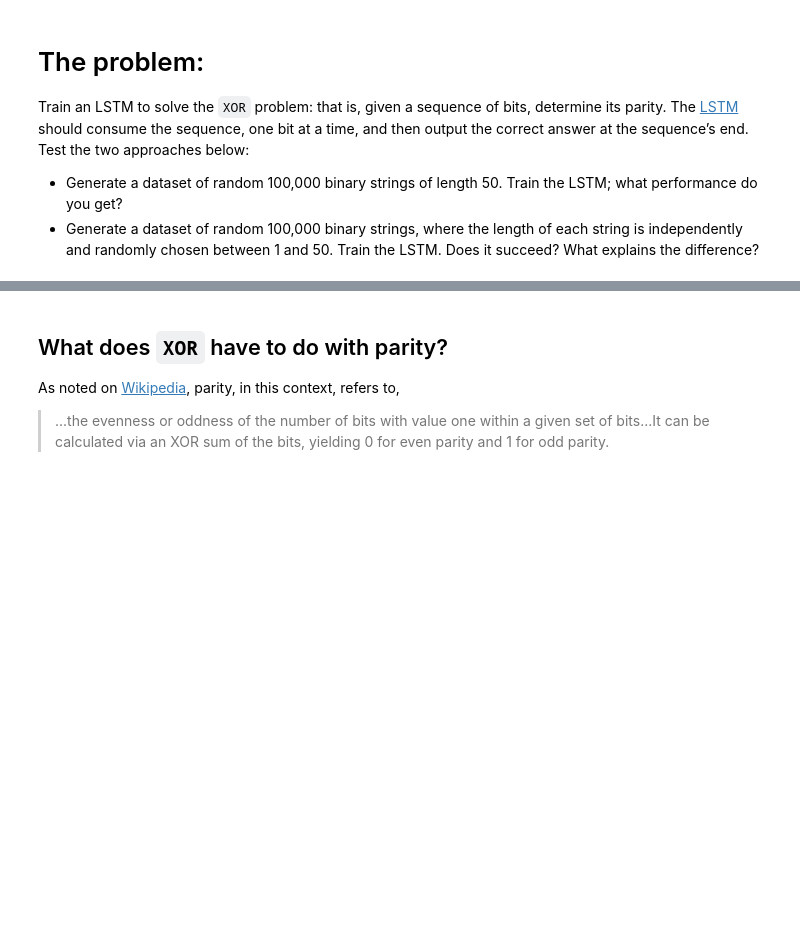
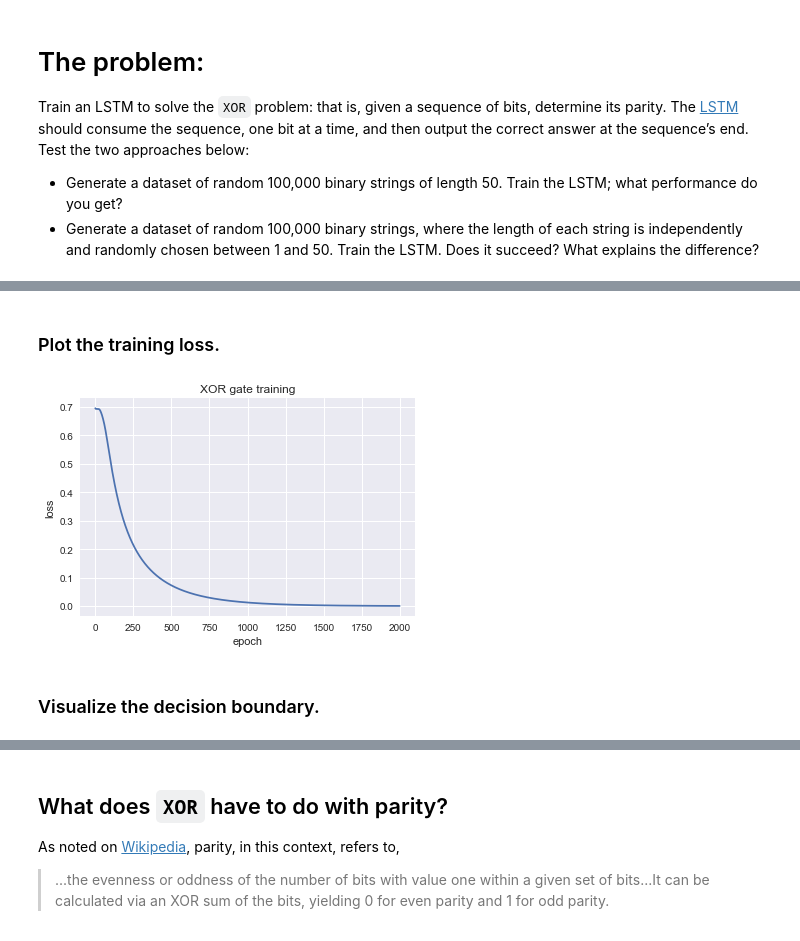
Before and after one commit to jkarimi91/deepxor, a Jupyter notebook: main.ipynb, the cells around one changed output, grey strips where cells are left out. Cells and saved outputs as stored; diff of their text form; code cells hidden in the pictures; blank space fills up the shorter version.

```diff
--- a/main.ipynb
+++ b/main.ipynb
@@ -145,0 +201,10 @@ xx.shape
+# %%
+# Create XOR gate inputs & outputs.
+bits = [0, 1]
+num_input_bits = 2
+
+inputs = [list(pair) for pair in product(bits, repeat=num_input_bits)]
+outputs = [operator.xor(*pair) for pair in inputs]
+
+inputs = Variable(torch.Tensor(inputs), requires_grad=True)
+outputs = Variable(torch.Tensor(outputs).unsqueeze(-1))
@@ -145,0 +213,40 @@ xx.shape
+# %%
+# Build model.
+num_hidden_units = 2
+num_output_units = 1
+
+model = nn.Sequential(
+            nn.Linear(num_input_bits, num_hidden_units),
+            nn.Sigmoid(),
+            nn.Linear(num_hidden_units, num_output_units),
+            nn.Sigmoid()
+        )
+
+# Train model.
+losses = []
+num_epochs = 2000
+
+loss_fxn = nn.BCELoss()
+optimizer = optim.RMSprop(model.parameters())
+
+for _ in xrange(num_epochs):
+    predictions = model(inputs)
+    loss = loss_fxn(predictions, outputs)
+
+    optimizer.zero_grad()
+    loss.backward()
+    optimizer.step()
+
+    losses.append(loss.data[0])
+# %% [markdown]
+### Plot the training loss.
+# %%
+# Plot losses
+plt.plot(losses);
+plt.xlabel('epoch');
+plt.ylabel('loss');
+plt.title('XOR gate training');
+# %% [output]
+[figure, added]
+# %% [markdown]
+### Visualize the decision boundary.
```
Also changed, not shown: parts of 34 cells of this notebook.
